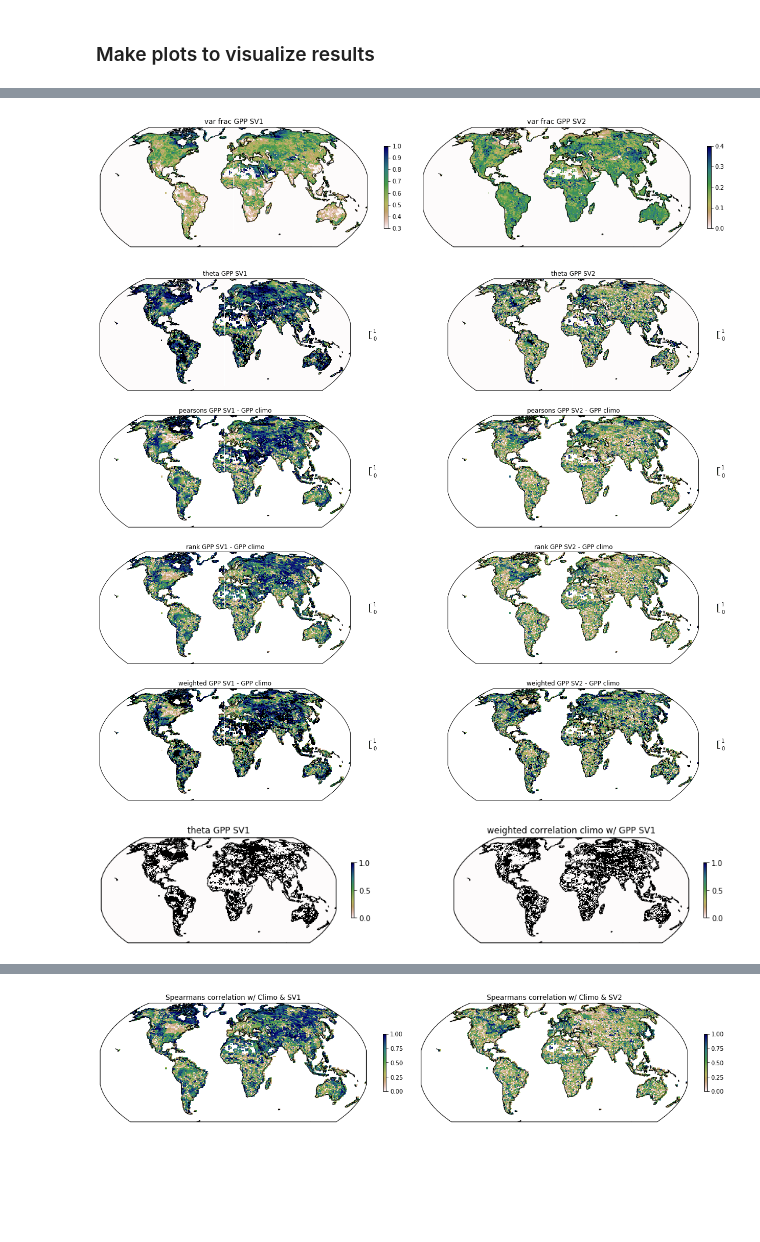
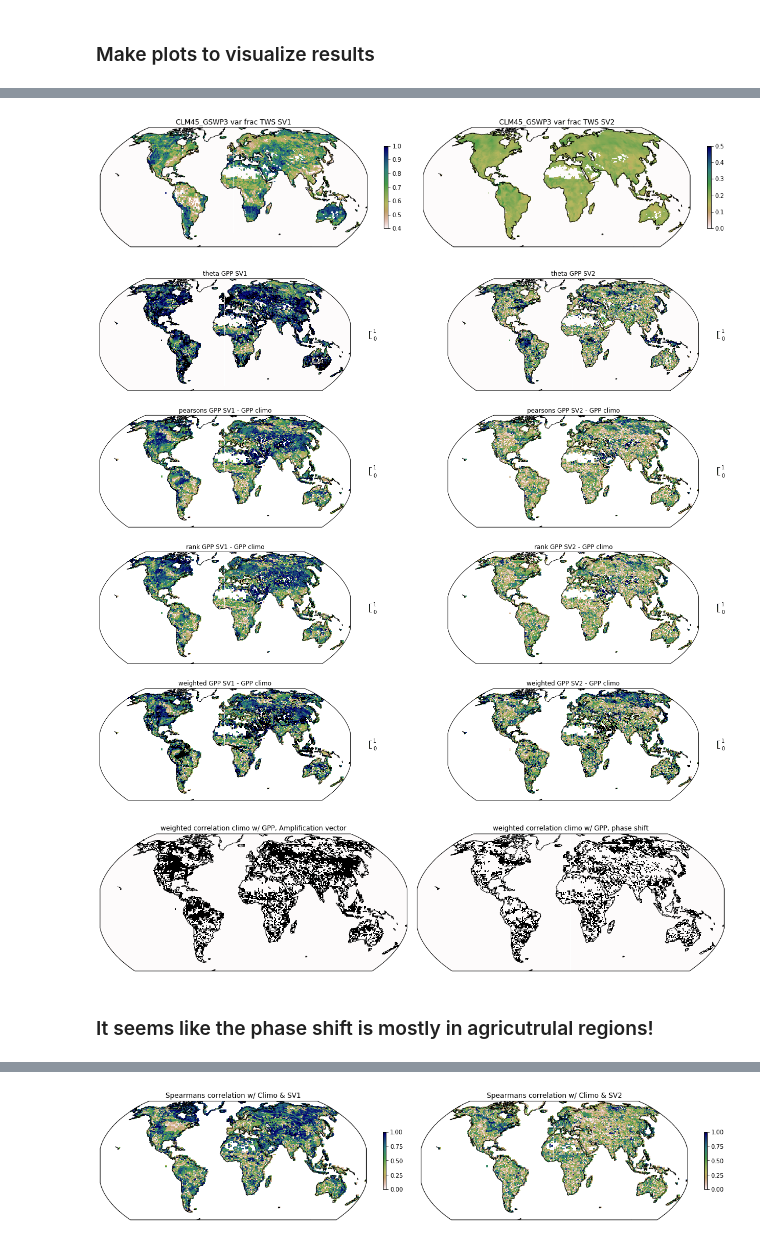
Before and after one commit to NCAR/ctsm_python_gallery, a Jupyter notebook: notebooks/MonthlySVD.ipynb, the cells around one changed output, grey strips where cells are left out. Drawn from its saved outputs; the diff is of its cells as text; code cells hidden in the pictures; blank space fills up the shorter version.

```diff
--- a/notebooks/MonthlySVD.ipynb
+++ b/notebooks/MonthlySVD.ipynb
@@ -521,11 +767,10 @@ def transpose(da_in, var):
     out['weights'] = out.weights.transpose('weights_dim1', 'weights_dim2','lat','lon')
     ds_climo['time'] = out.time  # get time coords to match
     out['climatology'] = ds_climo.get(var)
-    out.to_netcdf(path='/glade/scratch/wwieder/svd/'+model+'_svd_'+var+'.nc')
+    out.to_netcdf(path='/glade/scratch/wwieder/svd/'+model[0]+'_svd_'+var+'.nc')
     return out
 
 #this could also be more specific for readability, using 'GPP' instead of var[0]
 svd0 = transpose(svd0, var[0])
-svd1 = transpose(svd1, var[1])
-svd2 = transpose(svd2, var[2])
-print(svd0)
+#svd1 = transpose(svd1, var[1])
+#svd2 = transpose(svd2, var[2])
@@ -674,35 +931,34 @@ array(1.)
 # %%
-# just look at fraction of variance explained in GPP for each vector
-import matplotlib.colors as colors
-import cartopy.feature as cfeature
-import cartopy.crs as ccrs
-
+# just look at fraction of variance explained for each vector
+# TODO is there some meaningful way to visualize information on the magnitude of each vector
+#   regionally or among models?, maybe this is with the regional plots, or as a zonal mean plot?
 vmax = 1.
-vmin = 0.3
-
+vmin = 0.4
+lat = svd0.lat.values
+lon = svd0.lon.values
 fig = plt.figure(figsize=(16,20))
 
 ax1 = fig.add_subplot(1,2,1,projection=ccrs.Robinson())
-im1 = ax1.pcolormesh(svd0.lon.values,svd0.lat.values,svd0.varfrac.values[0,:,:],
+im1 = ax1.pcolormesh(lon,lat,svd2.varfrac.values[0,:,:],
                      transform=ccrs.PlateCarree(),vmax=vmax,vmin=vmin,cmap='gist_earth_r')
 fig.colorbar(im1,ax=ax1,shrink=0.1,label='')
 ax1.coastlines()
-ax1.set_title('var frac GPP SV1')
+ax1.set_title(model+' var frac '+var[2]+' SV1')
 ax1.set_extent([-180,180,-65,80],crs=ccrs.PlateCarree())
 
 
-vmax = 0.4
+vmax = 0.5
 vmin = 0.
 ax2 = fig.add_subplot(1,2,2,projection=ccrs.Robinson())
-im2 = ax2.pcolormesh(svd0.lon.values,svd0.lat.values,svd0.varfrac.values[1,:,:],
+im2 = ax2.pcolormesh(lon,lat,svd1.varfrac.values[1,:,:],
                      transform=ccrs.PlateCarree(),vmax=vmax,vmin=vmin,cmap='gist_earth_r')
 fig.colorbar(im2,ax=ax2,shrink=0.1,label='')
 ax2.coastlines()
-ax2.set_title('var frac GPP SV2')
+ax2.set_title(model+' var frac '+var[2]+' SV2')
 ax2.set_extent([-180,180,-65,80],crs=ccrs.PlateCarree())
 fig.tight_layout()
 # %% [output]
-[figure, old version]
+[figure, new version]
 # %%
 # Determining amplification vs. phase shift vectors.
 # Are high theta values consistent with amplification vector,
@@ -716,7 +972,7 @@ vmin = 0.
 fig = plt.figure(figsize=(20,15))
 
 ax1 = fig.add_subplot(4,2,1,projection=ccrs.Robinson())
-im1 = ax1.pcolormesh(svd0.lon.values,svd0.lat.values,svd0.theta.values[0,:,:],
+im1 = ax1.pcolormesh(lon,lat,svd0.theta.values[0,:,:],
                      transform=ccrs.PlateCarree(),vmax=vmax,vmin=vmin,cmap='gist_earth_r')
 fig.colorbar(im1,ax=ax1,shrink=0.07,label='')
 ax1.coastlines()
@@ -724,7 +980,7 @@ ax1.set_title('theta GPP SV1')
 ax1.set_extent([-180,180,-65,80],crs=ccrs.PlateCarree())
 
 ax2 = fig.add_subplot(4,2,2,projection=ccrs.Robinson())
-im2 = ax2.pcolormesh(svd0.lon.values,svd0.lat.values,svd0.theta.values[1,:,:],
+im2 = ax2.pcolormesh(lon,lat,svd0.theta.values[1,:,:],
                      transform=ccrs.PlateCarree(),vmax=vmax,vmin=vmin,cmap='gist_earth_r')
 fig.colorbar(im2,ax=ax2,shrink=0.07,label='')
 ax2.coastlines()
@@ -781,38 +1037,39 @@ fig.colorbar(im8,ax=ax8,shrink=0.07,label='')
 ax8.coastlines()
 ax8.set_title('weighted GPP SV2 - GPP climo')
 ax8.set_extent([-180,180,-65,80],crs=ccrs.PlateCarree())
-
-
 fig.tight_layout();
 # %% [output]
-[figure, old version]
+[figure, new version]
 # %%
-# Mask values to isolate regions with amplificaiton vs. early green-up?
+# Mask values to isolate regions with amplificaiton vs. phase shift (early green-up)?
 minTheta = 0.75
 maxTheta = 0.60
 GPP_theta_mask1  = svd0.theta.isel(thetadim=0) > minTheta
 GPP_theta_mask2  = svd0.theta.isel(thetadim=0) < maxTheta
+
 GPP_climo_mask1 = xr.ufuncs.fabs(GPPw_0) >= xr.ufuncs.fabs(GPPw_1)
 GPP_climo_mask2 = xr.ufuncs.fabs(GPPw_1) > xr.ufuncs.fabs(GPPw_0)
 fig = plt.figure(figsize=(16,20))
 
 ax1 = fig.add_subplot(1,2,1,projection=ccrs.Robinson())
-im1 = ax1.pcolormesh(GPP_theta_mask1.lon.values,GPP_theta_mask1.lat.values,GPP_theta_mask1.values[:,:],
-                     transform=ccrs.PlateCarree(),vmax=vmax,vmin=vmin,cmap='gist_earth_r')
-fig.colorbar(im1,ax=ax1,shrink=0.07,label='')
+im1 = ax1.pcolormesh(lon,lat,GPP_climo_mask1.values[:,:],
+                     transform=ccrs.PlateCarree(),
+                     vmax=vmax,vmin=vmin,cmap='gist_earth_r')
+#fig.colorbar(im1,ax=ax1,shrink=0.07,label='')
 ax1.coastlines()
-ax1.set_title('theta GPP SV1')
+ax1.set_title('weighted correlation climo w/ GPP, Amplification vector')
 ax1.set_extent([-180,180,-65,80],crs=ccrs.PlateCarree())
 
 ax2 = fig.add_subplot(1,2,2,projection=ccrs.Robinson())
-im2 = ax2.pcolormesh(GPP_climo_mask1.lon.values,GPP_climo_mask1.lat.values,GPP_climo_mask1.values[:,:],
-                     transform=ccrs.PlateCarree(),vmax=vmax,vmin=vmin,cmap='gist_earth_r')
-fig.colorbar(im2,ax=ax2,shrink=0.07,label='')
+im2 = ax2.pcolormesh(lon,lat,GPP_climo_mask2.values[:,:],
+                     transform=ccrs.PlateCarree(),
+                     vmax=vmax,vmin=vmin,cmap='gist_earth_r')
+#fig.colorbar(im2,ax=ax2,shrink=0.07,label='')
 ax2.coastlines()
-ax2.set_title('weighted correlation climo w/ GPP SV1')
-ax2.set_extent([-180,180,-65,80],crs=ccrs.PlateCarree())
-
-#print(GPP_theta_mask)
-#ds_anom.where(ds_anom.get(var[0]).max(dim='time'))    #mask out regions with no GPP in all variables
+ax2.set_title('weighted correlation climo w/ GPP, phase shift')
+ax2.set_extent([-180,180,-65,80],crs=ccrs.PlateCarree());
+fig.tight_layout();
 # %% [output]
-[figure, old version]
+[figure, new version]
+# %% [markdown]
+### It seems like the phase shift is mostly in agricutrulal regions!
```
Also changed, not shown: parts of 49 cells of this notebook.
